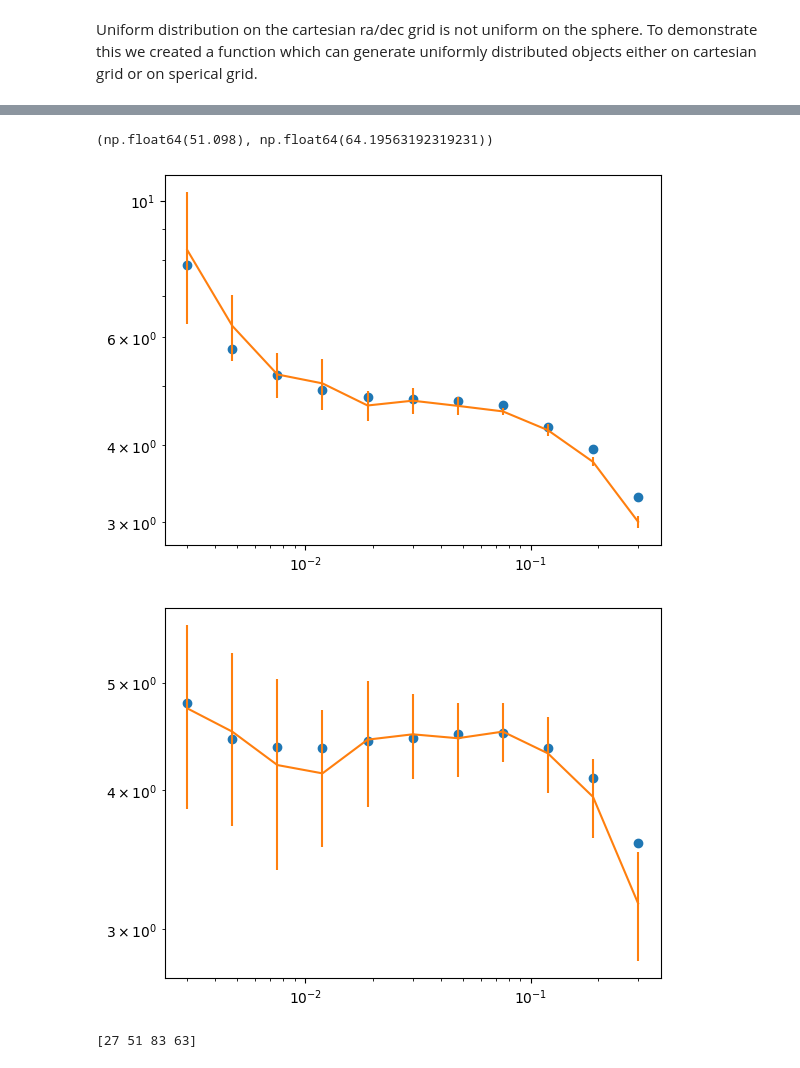
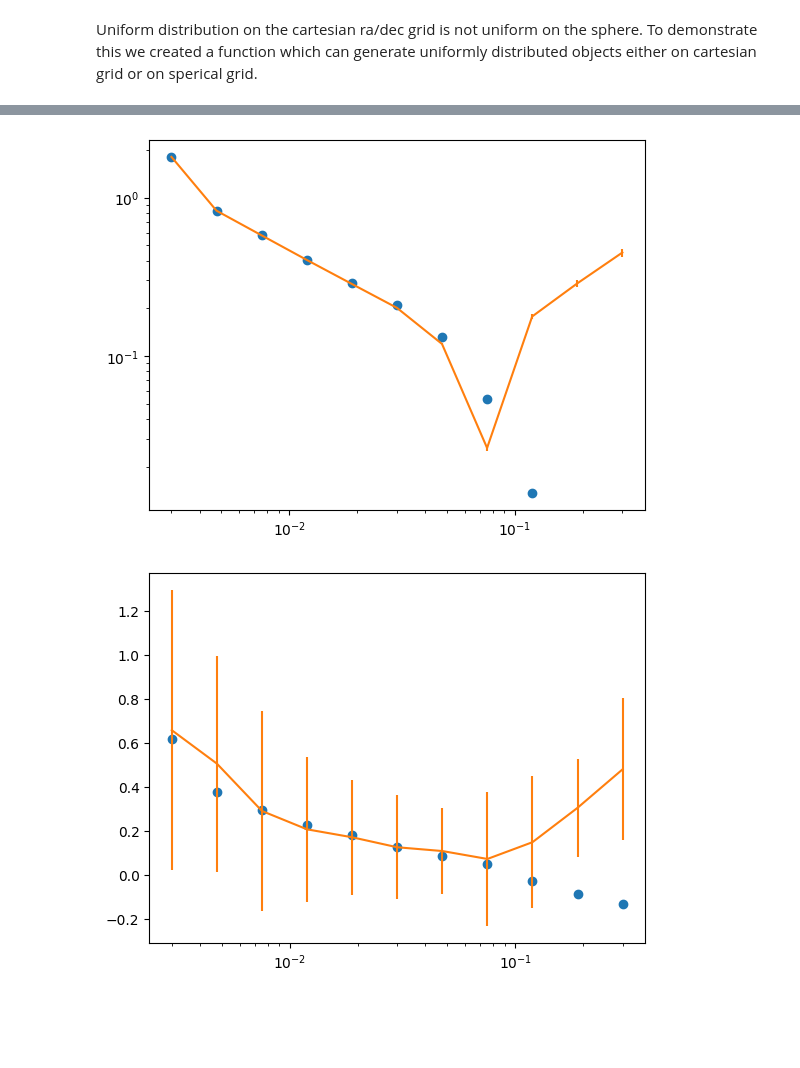
Before and after one commit to CosmicHitchhiker/ds_astro_2026s, a Jupyter notebook: ex1/ex1.ipynb, the cells around one changed output, grey strips where cells are left out. Cells and saved outputs as stored; diff of their text form; code cells hidden in the pictures; blank space fills up the shorter version.

```diff
--- a/ex1/ex1.ipynb
+++ b/ex1/ex1.ipynb
@@ -343,5 +277,5 @@ def tp_corr_func_LS(points, bins, M=None, rand_field=None, RR=None):
 # %%
 rand_ra, rand_dec = unirand_field(130, 230, 5, 65, len(data_cut), unit='deg')
-rand_field = np.array([rand_ra, rand_dec]).T
-RR = spat_spec(rand_field, bins)
+general_rand_field = np.array([rand_ra, rand_dec]).T * np.pi/180.
+RR = spat_spec(general_rand_field, ang_bins)
 # %%
@@ -349,4 +283,4 @@ corr_red2 = tp_corr_func_LS(red_np, bins, M=len(rand_field), rand_field=rand_fie
 # %%
 blue_np = np.array([blue['RA'].values, blue['DEC'].values]).T * np.pi/180.
 # %%
-corr_blue2 = tp_corr_func_LS(blue_np, bins, M=len(rand_field), rand_field=rand_field, RR=RR)
+corr_blue = tp_corr_func_LS(blue_np, ang_bins, M=len(general_rand_field), rand_field=general_rand_field, RR_=RR)
@@ -377,6 +312,6 @@ ax.set_yscale('log')
 # %%
 def jacknife(data, statistics, sub_n=None, itn=10, args=(), **kwargs):
-    rng = np.random.default_rng()
+    rng_ = np.random.default_rng()
     N = len(data)
     sub_n = sub_n or N/10
 
@@ -393,10 +328,10 @@ def jacknife(data, statistics, sub_n=None, itn=10, args=(), **kwargs):
         args = (args,)
 
     res = []
-    for i in tqdm(range(itn)):
-        subsample = rng.choice(data, sub_n, replace=False)
+    for _ in tqdm(range(itn)):
+        subsample = rng_.choice(data, sub_n, replace=False)
         res.append(statistics(subsample, *args, **kwargs))
     raw_var = np.var(res, ddof=1, axis=0)
     sigma = np.sqrt(raw_var)
     av = np.mean(res, axis=0)
-    return av, sigma
+    return av, sigma, res
@@ -407,5 +338 @@ def my_mean(data, add, mult=1):
-# %%
-jacknife(test_data, my_mean, args=0, itn=100, sub_n=10)
-# %% [output]
-(np.float64(51.098), np.float64(64.19563192319231))
 # %%
@@ -413,26 +340,19 @@ corr_red_j, corr_red_err = jacknife(red_np, tp_corr_func_LS, sub_n=1000, args=(b
 # %%
 fig, ax = plt.subplots()
-ax.plot(bins, corr_red2, 'o')
-# ax.plot(bins, corr_red, 'o')
+ax.plot(ang_bins, corr_red, 'o')
 
-ax.errorbar(bins, corr_red_j, yerr=corr_red_err)
+ax.errorbar(ang_bins, corr_red_j, yerr=corr_red_err)
 ax.set_xscale('log')
 ax.set_yscale('log')
-# plt.plot(corr_red, 'o')
 # %% [output]
-[figure, old version]
+[figure, new version]
 # %%
-corr_blue_j, corr_blue_err = jacknife(blue_np, tp_corr_func_LS, sub_n=1000, args=(bins,), itn=10, M=len(rand_field), rand_field=rand_field, RR=RR)
+corr_blue_j, corr_blue_err, jackknife_blue = jacknife(blue_np, tp_corr_func_LS, sub_n=20000, args=(ang_bins,), itn=5, M=len(general_rand_field), rand_field=general_rand_field, RR_=RR)
 # %%
 fig, ax = plt.subplots()
-ax.plot(bins, corr_blue2, 'o')
-ax.errorbar(bins, corr_blue_j, yerr=np.sqrt(corr_blue_err))
+ax.plot(ang_bins, corr_blue, 'o')
+ax.errorbar(ang_bins, corr_blue_j, yerr=np.sqrt(corr_blue_err))
 ax.set_xscale('log')
-ax.set_yscale('log')
+# ax.set_yscale('log')
 # %% [output]
-[figure, old version]
+[figure, new version]
-# %%
-rng = np.random.default_rng(0)
-print(rng.choice(test_data, 4, replace=False))
-# %% [output]
-[27 51 83 63]
```
Also changed, not shown: parts of 47 cells of this notebook.
